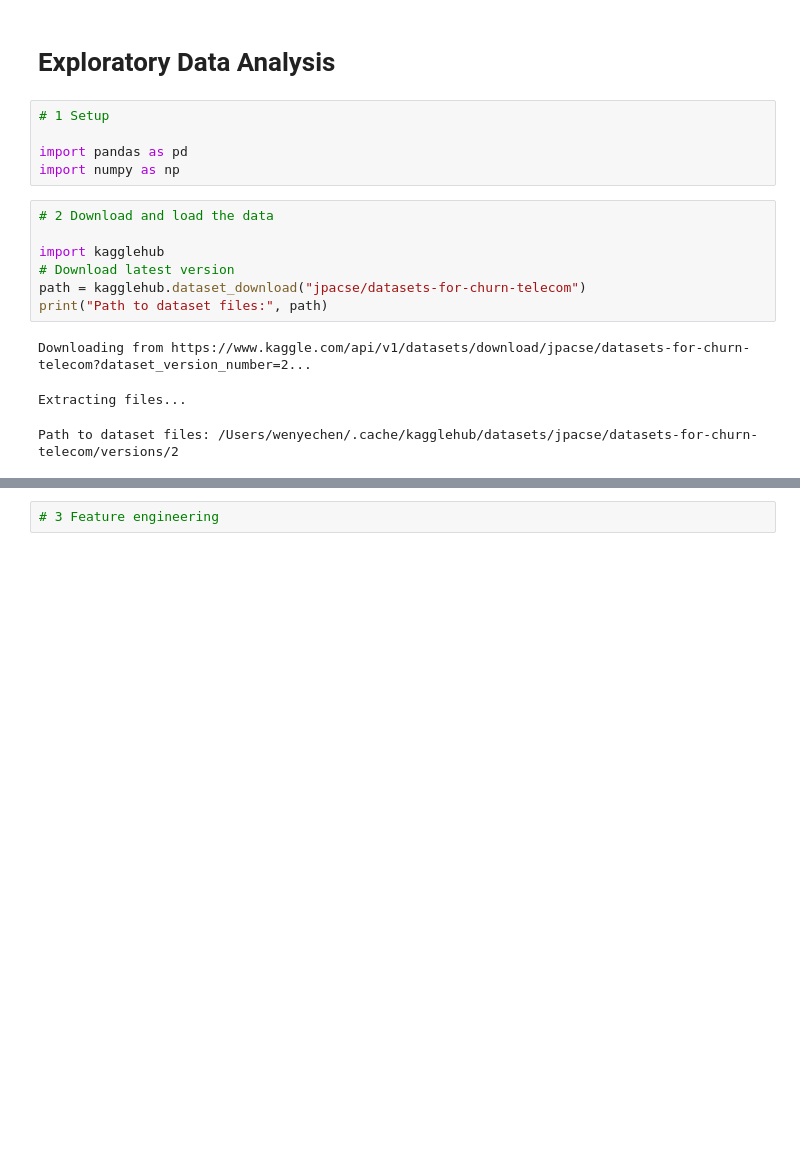
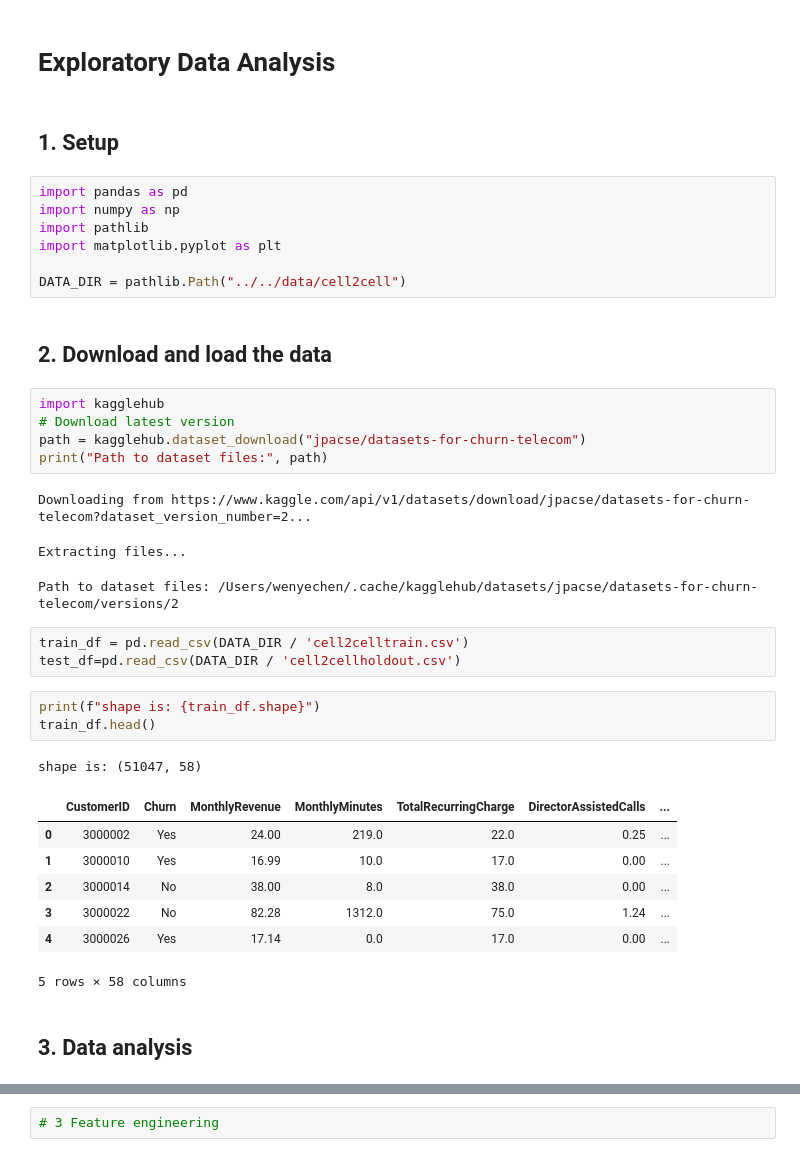
Before and after one commit to jycwy/MLOPs_zoomcamp_project, a Jupyter notebook: src/model training/data_eda.ipynb, the cells around one changed output, grey strips where cells are left out. Saved outputs shown, nothing was run; the diff lists cells and outputs as text; blank space fills up the shorter version.

```diff
--- a/src/model training/data_eda.ipynb
+++ b/src/model training/data_eda.ipynb
@@ -1,13 +1,17 @@
 # %% [markdown]
 # Exploratory Data Analysis
+# %% [markdown]
+## 1. Setup
 # %%
-# 1 Setup
-
 import pandas as pd
 import numpy as np
+import pathlib
+import matplotlib.pyplot as plt
+
+DATA_DIR = pathlib.Path("../../data/cell2cell")
+# %% [markdown]
+## 2. Download and load the data
 # %%
-# 2 Download and load the data
-
 import kagglehub
 # Download latest version
 path = kagglehub.dataset_download("jpacse/datasets-for-churn-telecom")
@@ -16,3 +20,20 @@ print("Path to dataset files:", path)
 Downloading from https://www.kaggle.com/api/v1/datasets/download/jpacse/datasets-for-churn-telecom?dataset_version_number=2...
 Extracting files...
 Path to dataset files: /Users/wenyechen/.cache/kagglehub/datasets/jpacse/datasets-for-churn-telecom/versions/2
+# %%
+train_df = pd.read_csv(DATA_DIR / 'cell2celltrain.csv')
+test_df=pd.read_csv(DATA_DIR / 'cell2cellholdout.csv')
+# %%
+print(f"shape is: {train_df.shape}")
+train_df.head()
+# %% [output]
+shape is: (51047, 58)
+|  | CustomerID | Churn | MonthlyRevenue | MonthlyMinutes | TotalRecurringCharge | DirectorAssistedCalls | ... |
+| 0 | 3000002 | Yes | 24.00 | 219.0 | 22.0 | 0.25 | ... |
+| 1 | 3000010 | Yes | 16.99 | 10.0 | 17.0 | 0.00 | ... |
+| 2 | 3000014 | No | 38.00 | 8.0 | 38.0 | 0.00 | ... |
+| 3 | 3000022 | No | 82.28 | 1312.0 | 75.0 | 1.24 | ... |
+| 4 | 3000026 | Yes | 17.14 | 0.0 | 17.0 | 0.00 | ... |
+5 rows × 58 columns
+# %% [markdown]
+## 3. Data analysis
```
Also changed, not shown: parts of 6 cells of this notebook, 3 other files.
